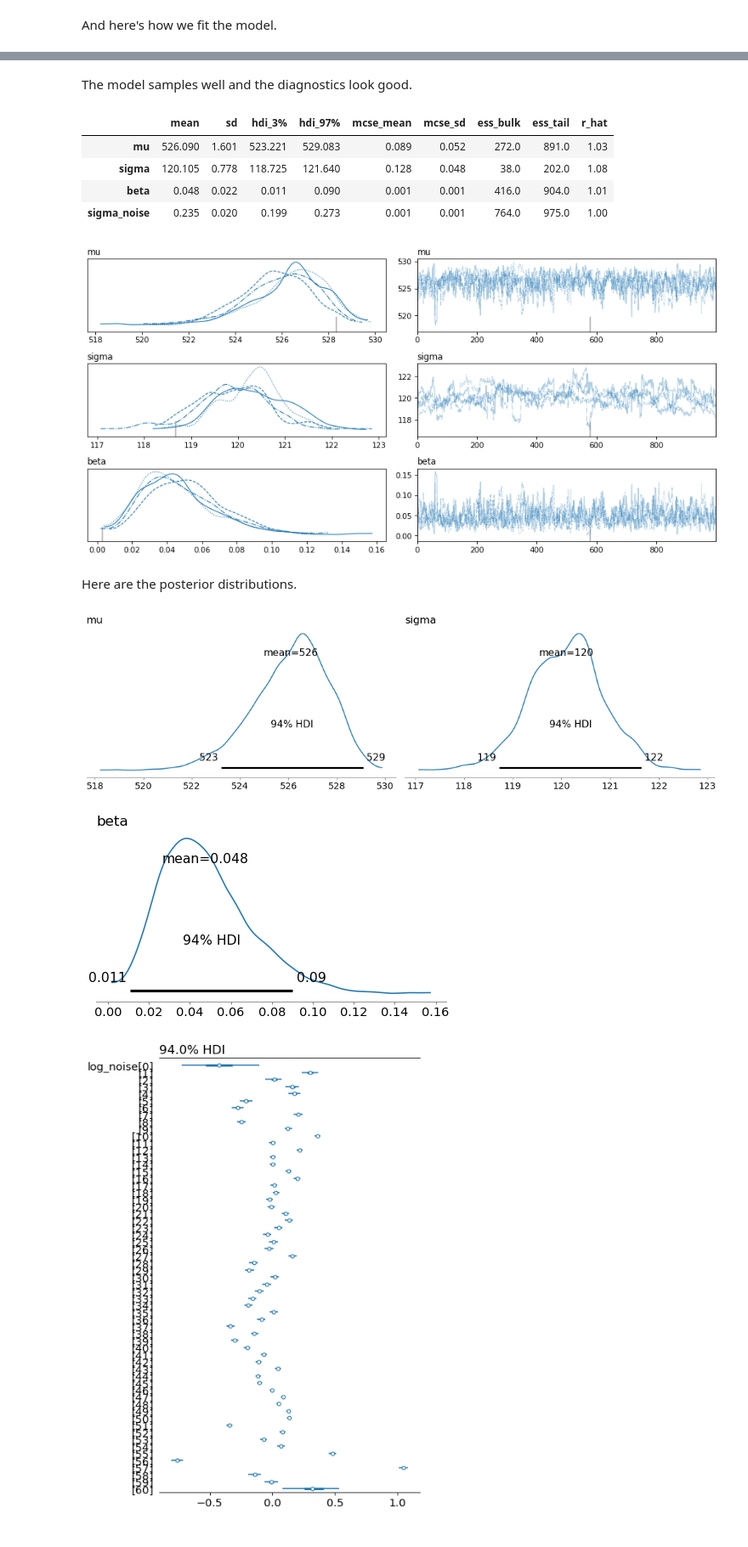
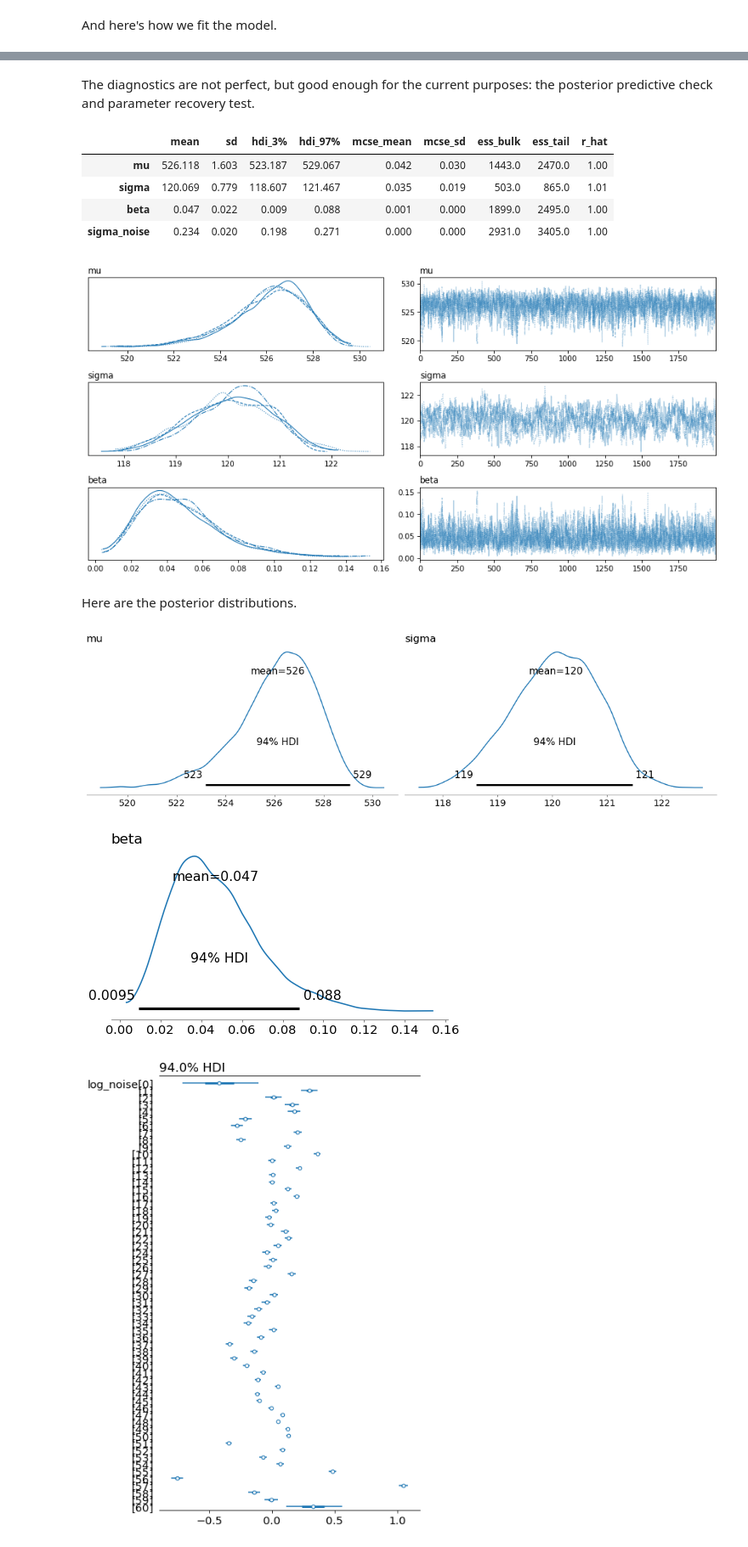
Before and after one commit to AllenDowney/SelectionSAT, a Jupyter notebook: selection_bias3.ipynb, the cells around one changed output, grey strips where cells are left out. Shown at 85% size. Drawn from its saved outputs; the diff is of its cells as text; code cells hidden in the pictures.

```diff
--- a/selection_bias3.ipynb
+++ b/selection_bias3.ipynb
@@ -481,7 +508,7 @@ az.plot_posterior(prior, group='prior', var_names=['beta']);
 And here's how we fit the model.
 # %%
 with model:
-    idata = pm.sample(target_accept=0.95)
+    idata1 = pm.sample(tune=2000, draws=2000, target_accept=0.95)
 # %% [output]
 Initializing NUTS using jitter+adapt_diag...
 Multiprocess sampling (4 chains in 4 jobs)
@@ -495,31 +520,31 @@ The effective sample size per chain is smaller than 100 for some parameters.  A
-# %% [markdown]
-The model samples well and the diagnostics look good.
+# %% [markdown]
+The diagnostics are not perfect, but good enough for the current purposes: the posterior predictive check and parameter recovery test.
 # %%
-pm.summary(idata, var_names=['mu', 'sigma', 'beta', 'sigma_noise'])
+pm.summary(idata1, var_names=['mu', 'sigma', 'beta', 'sigma_noise'])
 # %% [output]
 |  | mean | sd | hdi_3% | hdi_97% | mcse_mean | mcse_sd | ess_bulk | ess_tail | r_hat |
-| mu | 526.090 | 1.601 | 523.221 | 529.083 | 0.089 | 0.052 | 272.0 | 891.0 | 1.03 |
-| sigma | 120.105 | 0.778 | 118.725 | 121.640 | 0.128 | 0.048 | 38.0 | 202.0 | 1.08 |
-| beta | 0.048 | 0.022 | 0.011 | 0.090 | 0.001 | 0.001 | 416.0 | 904.0 | 1.01 |
-| sigma_noise | 0.235 | 0.020 | 0.199 | 0.273 | 0.001 | 0.001 | 764.0 | 975.0 | 1.00 |
+| mu | 526.118 | 1.603 | 523.187 | 529.067 | 0.042 | 0.030 | 1443.0 | 2470.0 | 1.00 |
+| sigma | 120.069 | 0.779 | 118.607 | 121.467 | 0.035 | 0.019 | 503.0 | 865.0 | 1.01 |
+| beta | 0.047 | 0.022 | 0.009 | 0.088 | 0.001 | 0.000 | 1899.0 | 2495.0 | 1.00 |
+| sigma_noise | 0.234 | 0.020 | 0.198 | 0.271 | 0.000 | 0.000 | 2931.0 | 3405.0 | 1.00 |
 # %%
-pm.plot_trace(idata, var_names=['mu', 'sigma', 'beta'])
+pm.plot_trace(idata1, var_names=['mu', 'sigma', 'beta'])
 decorate()
 plt.savefig("selection_bias19.png",dpi=300)
 # %% [output]
-[figure, old version]
+[figure, new version]
 # %% [markdown]
 Here are the posterior distributions.
 # %%
-pm.plot_posterior(idata, var_names=['mu', 'sigma'])
+pm.plot_posterior(idata1, var_names=['mu', 'sigma'])
 decorate()
 plt.savefig("selection_bias20.png", dpi=300)
 # %% [output]
-[figure, old version]
+[figure, new version]
 # %%
-pm.plot_posterior(idata, var_names=['beta'])
+pm.plot_posterior(idata1, var_names=['beta'])
 decorate()
 plt.savefig("selection_bias21.png",dpi=300)
 # %% [output]
-[figure, old version]
+[figure, new version]
 # %%
```
Also changed, not shown: parts of 40 cells of this notebook.
